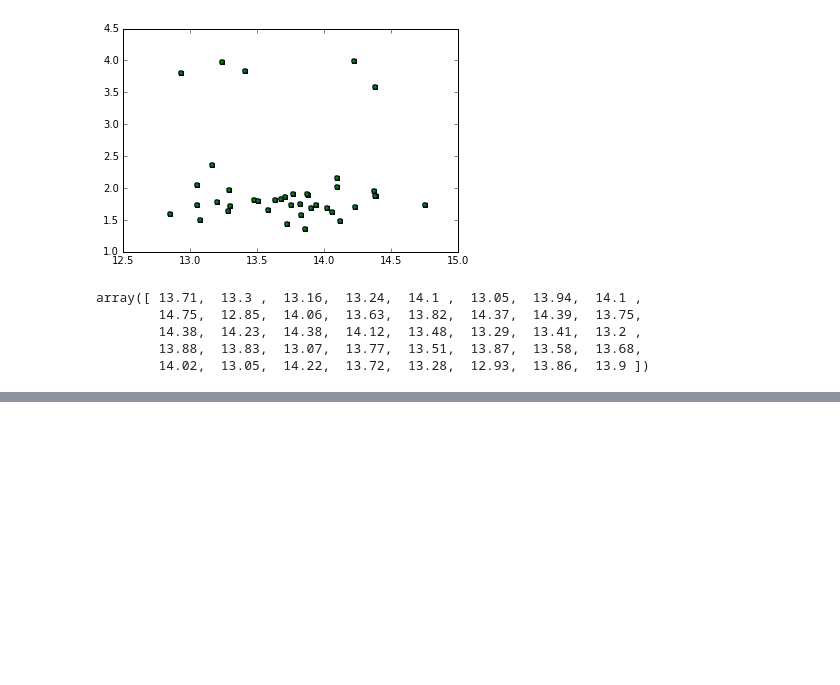
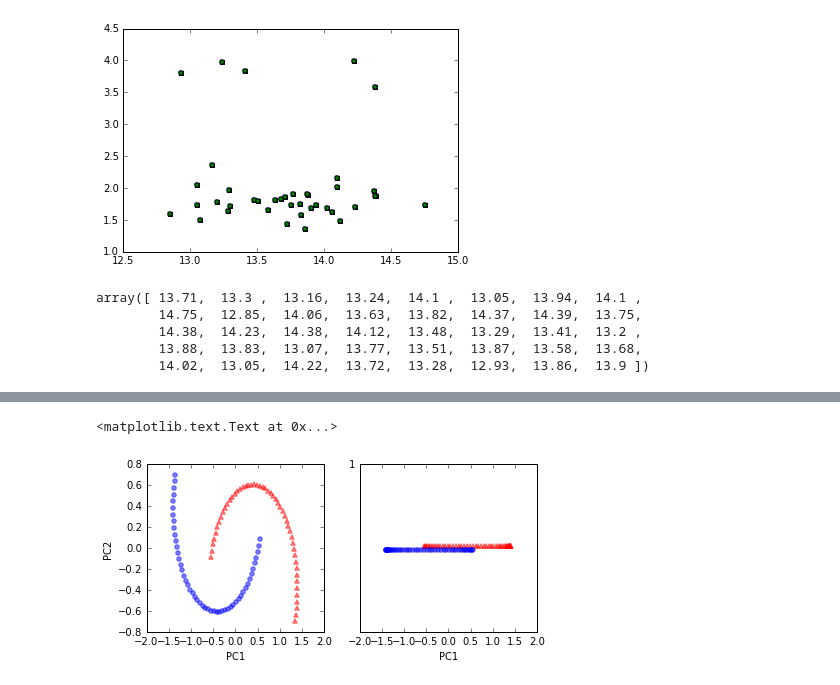
Before and after one commit to panders225/python_scripts, a Jupyter notebook: machine_learning/python_ml_ch05.ipynb, the cells around one changed output, grey strips where cells are left out. Saved outputs shown, nothing was run; the diff lists cells and outputs as text; code cells hidden in the pictures; blank space fills up the shorter version.

```diff
--- a/machine_learning/python_ml_ch05.ipynb
+++ b/machine_learning/python_ml_ch05.ipynb
@@ -96,0 +166,30 @@ array([ 13.71,  13.3 ,  13.16,  13.24,  14.1 ,  13.05,  13.94,  14.1 ,
+# %%
+# in order to make these points linearly-separable, we will
+# need to project them into a different-dimensional space
+
+from sklearn.decomposition import PCA
+scikit_pca = PCA(n_components=2)
+X_spca = scikit_pca.fit_transform(X)
+# plot this transformation
+fig, ax = plt.subplots(nrows=1, ncols=2, figsize=(7,3))
+ax[0].scatter(X_spca[y==0, 0], X_spca[y==0, 1]
+             , color='red', marker='^', alpha=0.5
+             )
+ax[0].scatter(X_spca[y==1, 0], X_spca[y==1, 1]
+             , color='blue', marker='o', alpha=0.5
+             )
+ax[1].scatter(X_spca[y==0,0], np.zeros((50,1))+0.02
+              , color='red', marker='^', alpha=0.5
+             )
+ax[1].scatter(X_spca[y==1, 0], np.zeros((50,1))-0.02
+              , color='blue', marker='o', alpha=0.5
+             )
+ax[0].set_xlabel('PC1')
+ax[0].set_ylabel('PC2')
+ax[1].set_ylim([-1,1])
+ax[1].set_yticks([1])
+ax[1].set_xlabel('PC1')
+# we can see that the out-of-the-box PCA will not work
+# %% [output]
+<matplotlib.text.Text at 0x...>
+[figure, added]
```
Also changed, not shown: parts of 8 cells of this notebook.
